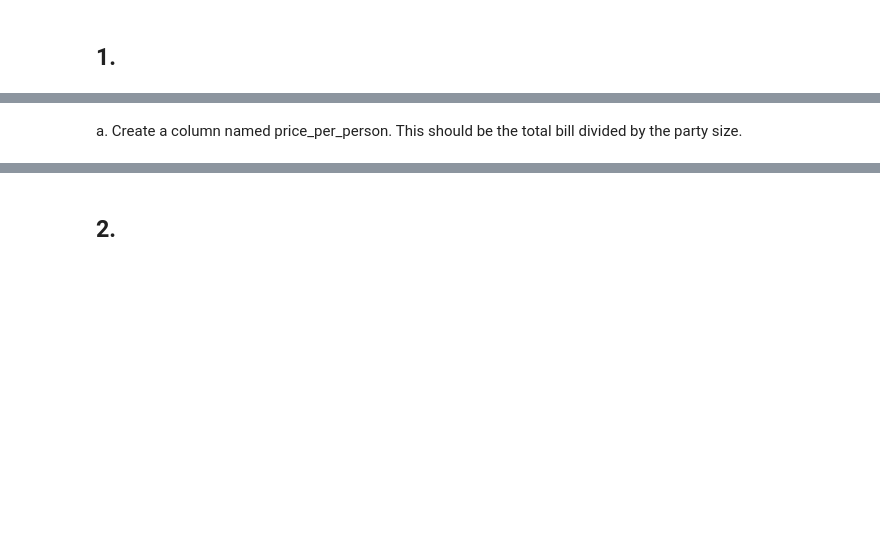
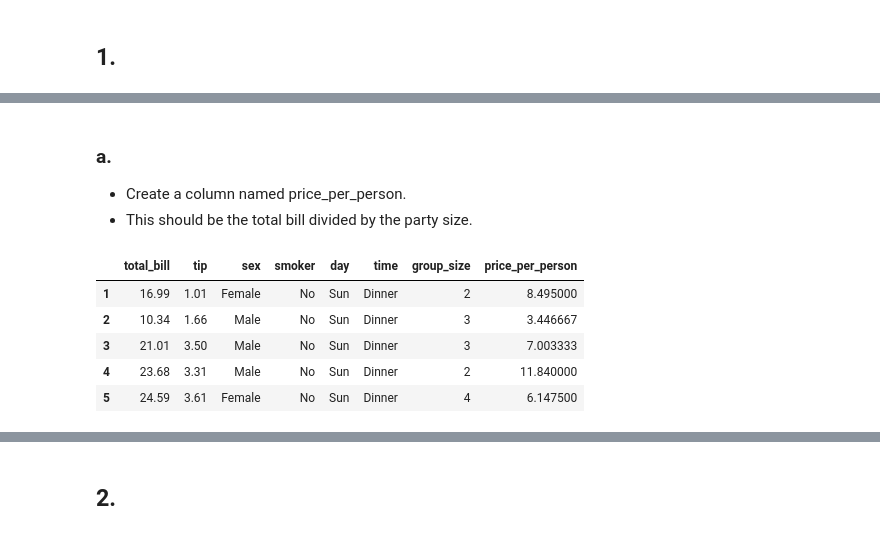
Before and after one commit to rachelrobbinsmayhill/regression-exercises, a Jupyter notebook: feature_engineering.ipynb, the cells around one changed output, grey strips where cells are left out. Saved outputs shown, nothing was run; the diff lists cells and outputs as text; code cells hidden in the pictures; blank space fills up the shorter version.

```diff
--- a/feature_engineering.ipynb
+++ b/feature_engineering.ipynb
@@ -9,3 +46,15 @@ Load the tips dataset.
 # %% [markdown]
-a. Create a column named price_per_person. This should be the total bill divided by the party size.
+### a.
+- Create a column named price_per_person.
+- This should be the total bill divided by the party size.
+# %%
+df['price_per_person'] = df.total_bill / df.group_size
+df.head()
+# %% [output]
+|  | total_bill | tip | sex | smoker | day | time | group_size | price_per_person |
+| 1 | 16.99 | 1.01 | Female | No | Sun | Dinner | 2 | 8.495000 |
+| 2 | 10.34 | 1.66 | Male | No | Sun | Dinner | 3 | 3.446667 |
+| 3 | 21.01 | 3.50 | Male | No | Sun | Dinner | 3 | 7.003333 |
+| 4 | 23.68 | 3.31 | Male | No | Sun | Dinner | 2 | 11.840000 |
+| 5 | 24.59 | 3.61 | Female | No | Sun | Dinner | 4 | 6.147500 |
 # %% [markdown]
```
Also changed, not shown: parts of 29 cells of this notebook.
